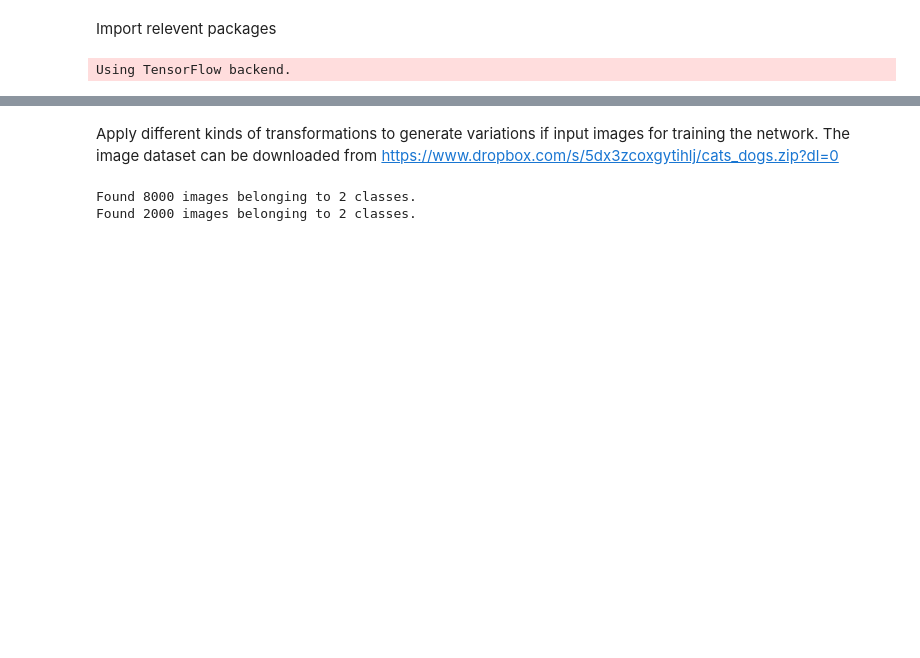
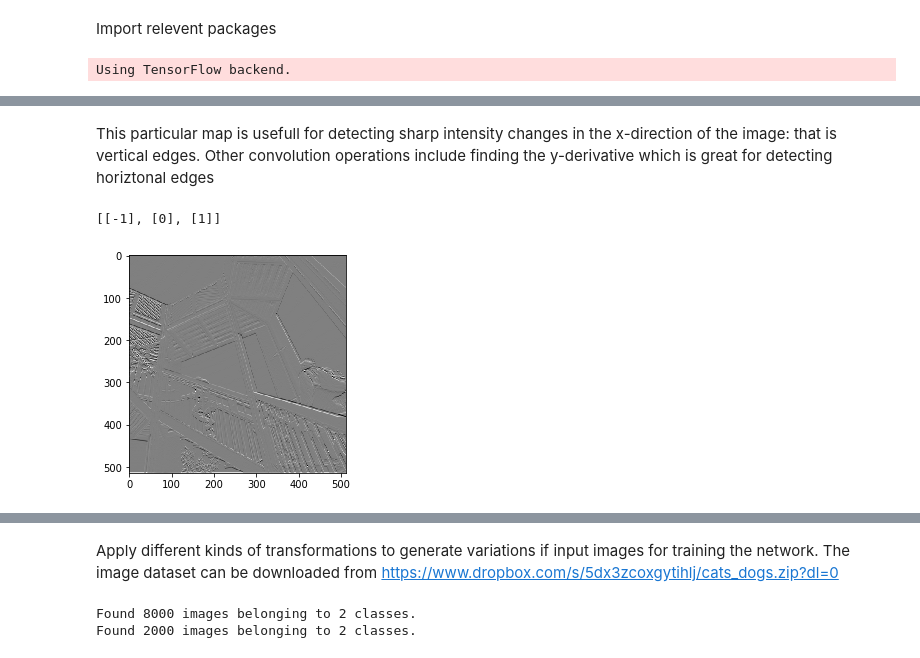
Before and after one commit to sintefmath/GeiloWinterSchool2018, a Jupyter notebook: course_material/CNN.ipynb, the cells around one changed output, grey strips where cells are left out. Saved outputs shown, nothing was run; the diff lists cells and outputs as text; code cells hidden in the pictures; blank space fills up the shorter version.

```diff
--- a/course_material/CNN.ipynb
+++ b/course_material/CNN.ipynb
@@ -20,0 +79,11 @@ Using TensorFlow backend.
+# %% [markdown]
+This particular map is usefull for detecting sharp intensity changes in the x-direction of the image: that is vertical edges. Other convolution operations include finding the y-derivative which is great for detecting horiztonal edges
+# %%
+dI_dy = [[-1], [0], [1]] # create a [1,3] mask that approximates the y-derivative
+print(dI_dy)
+dy_img = convolve2d(img, dI_dy)
+plt.imshow(dy_img, cmap='gray')
+plt.show()
+# %% [output]
+[[-1], [0], [1]]
+[figure, added]
```
Also changed, not shown: parts of 30 cells of this notebook, 3 other files.
